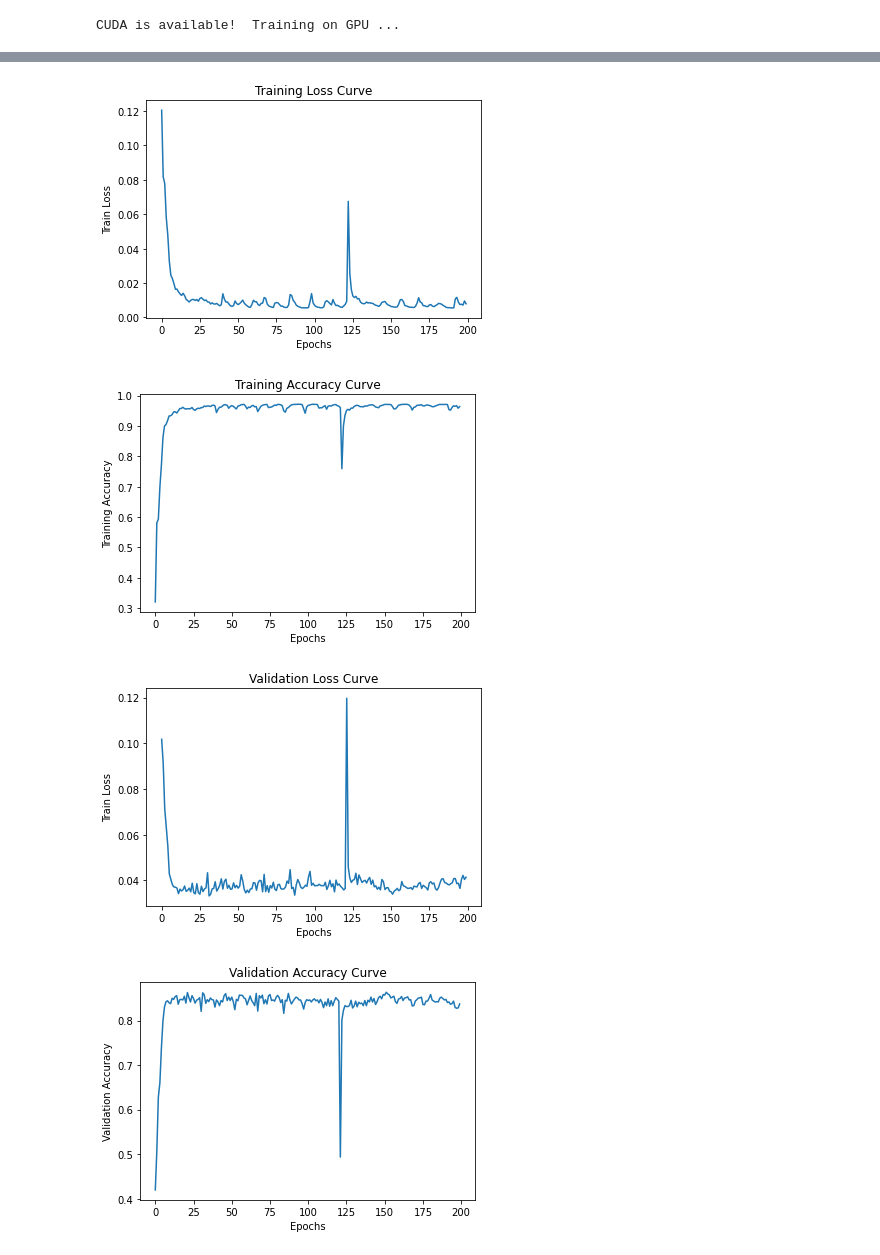
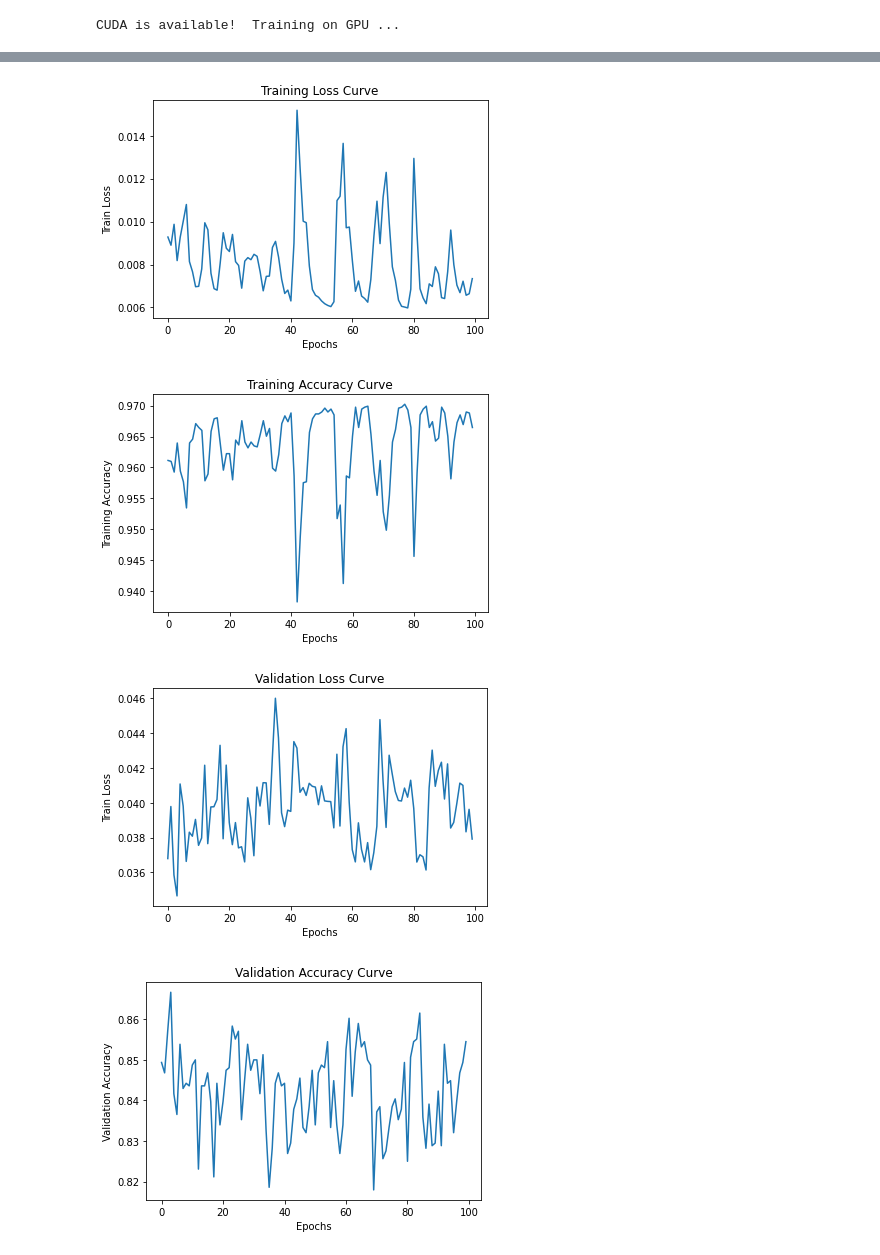
Before and after one commit to Zheyuan-Yang/APS360_project_group_12, a Jupyter notebook: all_code_lstm_tuning.ipynb, the cells around one changed output, grey strips where cells are left out. Cells and saved outputs as stored; diff of their text form; code cells hidden in the pictures.

```diff
--- a/all_code_lstm_tuning.ipynb
+++ b/all_code_lstm_tuning.ipynb
@@ -22 +23,3 @@ fileNn = ''
+# %%
+fileNn = '/content/drive/MyDrive/APS360_project_group_12'
 # %%
@@ -27,20 +32,14 @@ def skipFromHere(index):
 
     return False
 # %%
-# import pandas as pd
-# import torchtext
-# from torch.utils.data import TensorDataset, DataLoader
-# import numpy as np
-# import torch
-
 def data_loader(batch_size=128):
     # load data from csv file
     fields = ['news_article', 'news_category']
 
-    train_data = pd.read_csv(fileNn + '/data/inshort_news_data-train.csv', header=0, encoding='ISO-8859-1', usecols=fields, skip_blank_lines=True)
-    val_data = pd.read_csv(fileNn +'/data/inshort_news_data-val.csv', header=0, encoding='ISO-8859-1', usecols=fields, skip_blank_lines=True)
-    test_data = pd.read_csv(fileNn +'/data/inshort_news_data-test.csv', header=0, encoding='ISO-8859-1', usecols=fields, skip_blank_lines=True)
-    new_data = pd.read_csv(fileNn +'/data/new_news_articles.csv',header=0, encoding='ISO-8859-1', usecols=fields, skip_blank_lines=True, skiprows=lambda x: skipFromHere(x))
+    train_data = pd.read_csv(fileNn + '/content/inshort_news_data-train.csv', header=0, encoding='ISO-8859-1', usecols=fields, skip_blank_lines=True)
+    val_data = pd.read_csv(fileNn +'/content/inshort_news_data-val.csv', header=0, encoding='ISO-8859-1', usecols=fields, skip_blank_lines=True)
+    test_data = pd.read_csv(fileNn +'/content/inshort_news_data-test.csv', header=0, encoding='ISO-8859-1', usecols=fields, skip_blank_lines=True)
+    new_data = pd.read_csv(fileNn +'/content/new_news_articles.csv',header=0, encoding='ISO-8859-1', usecols=fields, skip_blank_lines=True, skiprows=lambda x: skipFromHere(x))
     # read_csv seems have bugs for skip_blank_lines accoring to return value of what i tried for
     # new_data before and online forum, so i use skirows instead of skip_blank_lines
 
@@ -79,7 +78,7 @@ def data_loader(batch_size=128):
 
     # stopwords to eliminate useless words
     stopwords = []
-    stop = open(fileNn + '/data/stopwords.txt', encoding="utf-8")
+    stop = open(fileNn + '/content/stopwords.txt', encoding="utf-8")
     for line in stop:
       stopwords.append(line.strip())
     stop.close()
@@ -225,14 +223,6 @@ class LSTM_news_classifier_5(nn.Module):
 # %% [markdown]
 ### Training and Testing Code
 # %%
-import numpy as np
-import matplotlib.pyplot as plt
-import torch
-import torch.nn as nn
-import time
-import csv
-
-
 def get_model_path(name, batch_size, learning_rate, epoch, exercise_code):
     """ Generate a name for the model consisting of all the hyperparameter values
 
@@ -245,7 +235,7 @@ def get_model_path(name, batch_size, learning_rate, epoch, exercise_code):
                                                    batch_size,
                                                    learning_rate,
                                                    epoch, exercise_code)
-    path = "/model/" + path
+    path = fileNn + "/model/new/" + path
     return path
 
 
@@ -258,13 +248,13 @@ def get_csv_path(name, batch_size, learning_rate, exercise_code):
         path: A string with the hyperparameter name and value concatenated
     """
     path = "data_{0}_bs{1}_lr{2}_exercise_{3}.csv".format(name,batch_size, learning_rate, exercise_code)
-    path = "/model/" + path
+    path = fileNn + "/model/new/" + path
     return path
 
 
 def get_fig_path(name1, name2, batch_size, learning_rate, exercise_code):
     path = "fig_{0}_bs{1}_lr{2}_exercise_{3}_{4}.png".format(name1, batch_size, learning_rate, exercise_code, name2)
-    path = "/model/" + path
+    path = fileNn + "/model/new/" + path
     return path
 
 def find_the_best_model(val_acc):
@@ -414,7 +404,7 @@ def test_model(net_type, parameters, use_cuda, model_path, data_loader, criterio
 # %% [markdown]
 Train and test your model here
 # %%
-News_model = LSTM_news_classifier_4(50, 256, 7)
+News_model = LSTM_news_classifier_3(input_size= 50,hidden_size= 50,num_class= 7)
 if use_cuda and torch.cuda.is_available():
   News_model.cuda()
   print('CUDA is available!  Training on GPU ...')
@@ -423,6 +413,6 @@ else:
 # %% [output]
 CUDA is available!  Training on GPU ...
 # %%
-train_net(News_model, 256, 0.01, 200, train_loader, val_loader, 'Aug_12_2_51_bidirectional_2_layers_hidden_size_256')
+train_net(net= News_model,batch_size= 100,learning_rate= 0.01,num_epochs= 100,train_loader= train_loader,val_loader= val_loader,exercise_code= 'Aug_11_2_bidirectional_1_layers_hidden_size_50')
 # %% [output]
 Epoch 0:
@@ -445,6 +435,6 @@ The best epoch: 151     Accuracy:0.8634615384615385
-[figure, old version]
+[figure, new version]
-[figure, old version]
+[figure, new version]
-[figure, old version]
+[figure, new version]
-[figure, old version]
+[figure, new version]
 # %%
 parameters = (50, 256, 7) # (input size, hidden size, number of classes)
```
Also changed, not shown: parts of 10 cells of this notebook.
